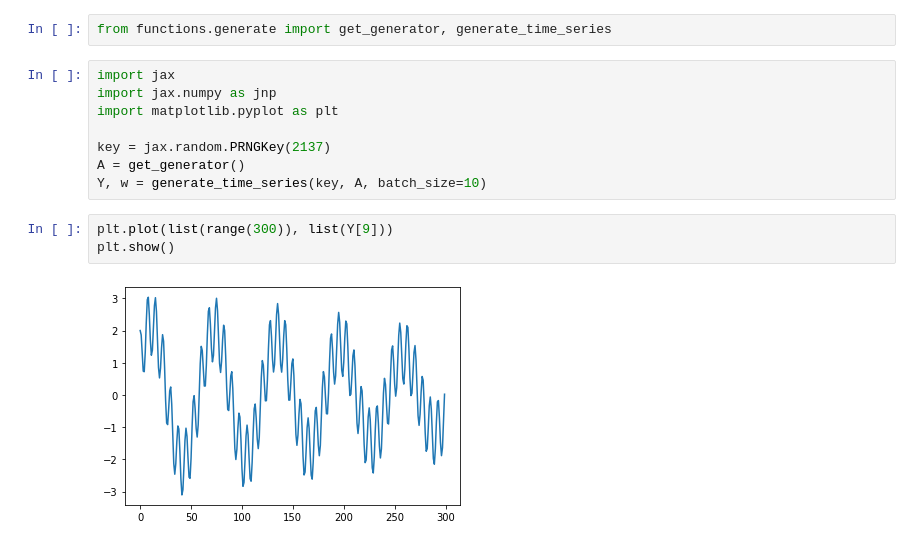
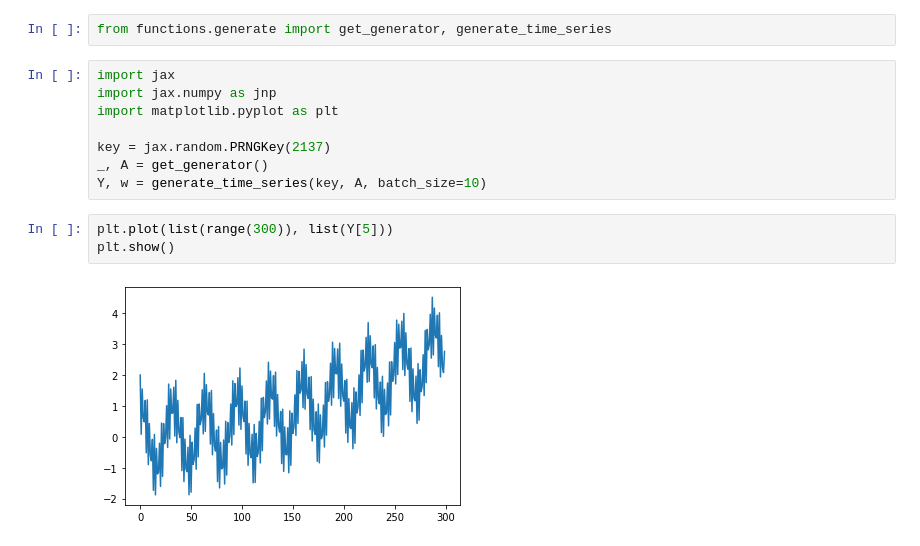
Before and after one commit to DominikHuss/AITech-forecasting, a Jupyter notebook: preview_data.ipynb, the cells around one changed output. Saved outputs shown, nothing was run; the diff lists cells and outputs as text.

Commit message:
add trend to data generator

```diff
--- a/preview_data.ipynb
+++ b/preview_data.ipynb
@@ -25,10 +28,10 @@ import jax.numpy as jnp
 import matplotlib.pyplot as plt
 
 key = jax.random.PRNGKey(2137)
-A = get_generator()
+_, A = get_generator()
 Y, w = generate_time_series(key, A, batch_size=10)
 # %%
-plt.plot(list(range(300)), list(Y[9]))
+plt.plot(list(range(300)), list(Y[5]))
 plt.show()
 # %% [output]
-[figure, old version]
+[figure, new version]
```
Also changed, not shown: parts of 1 cell of this notebook, 2 other files.
